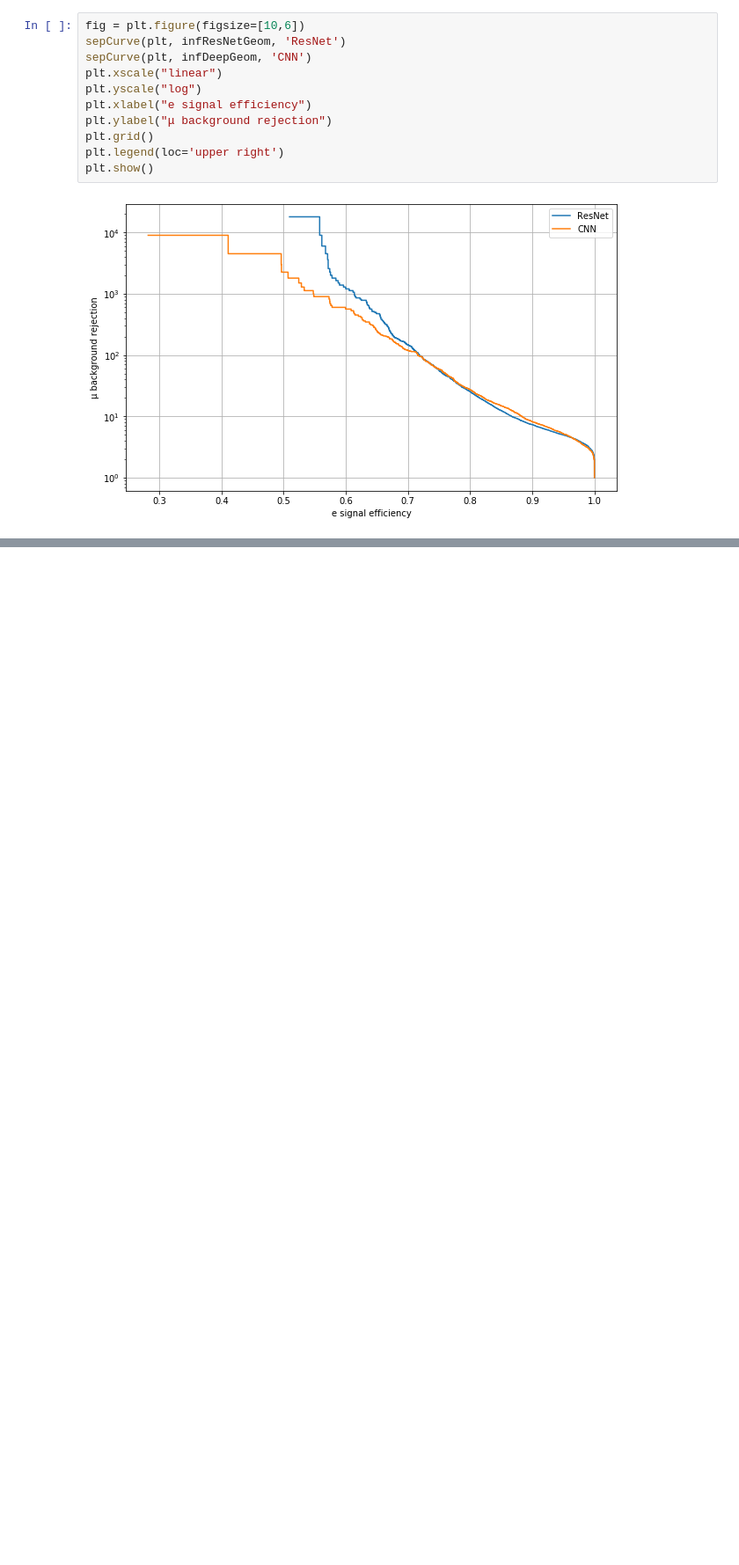
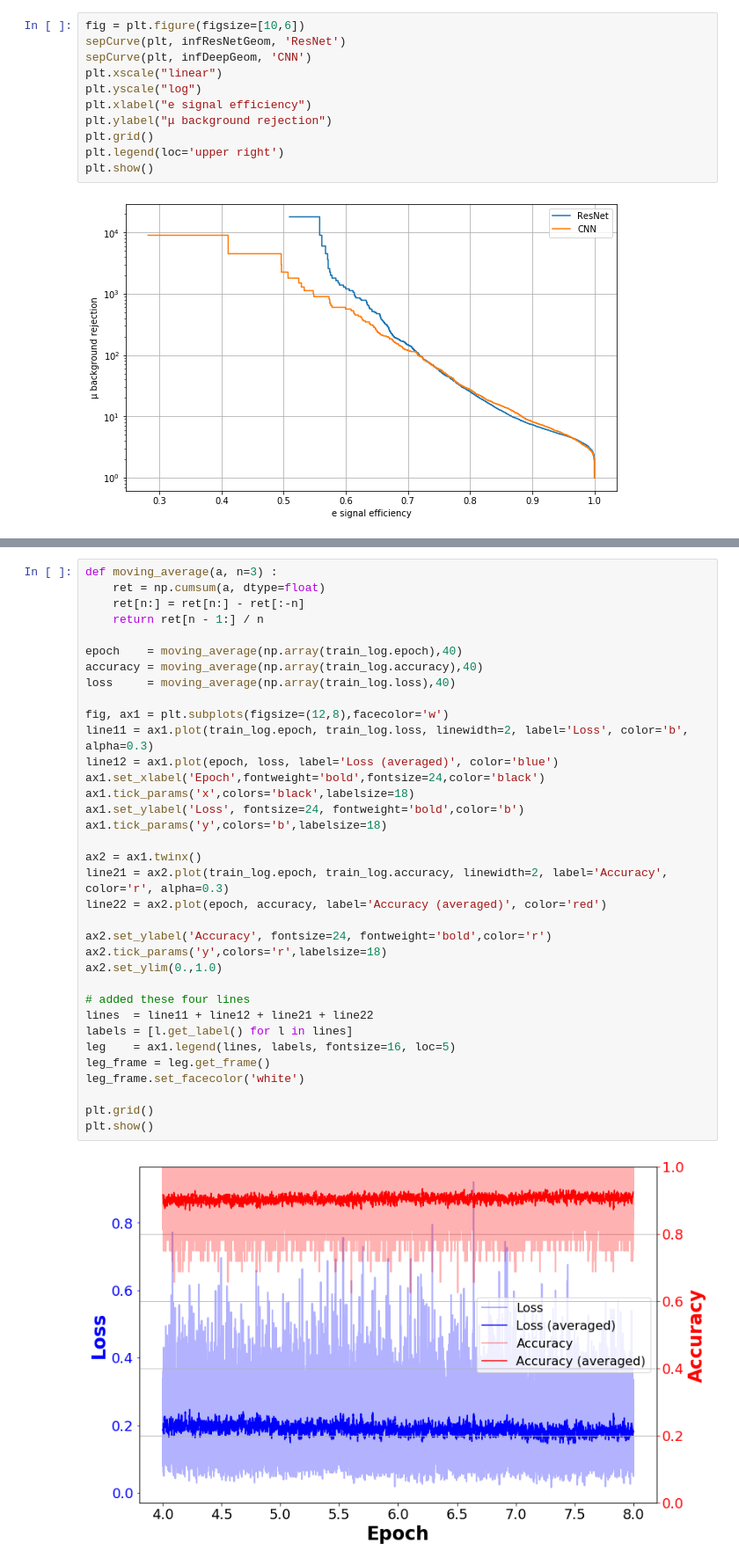
Before and after one commit to lukasberns/DataTools, a Jupyter notebook: root_utils/notebooks/20200708-03-IWCD-SmallerResNetGeom.ipynb, the cells around one changed output, grey strips where cells are left out. Shown at 88% size. Drawn from its saved outputs; the diff is of its cells as text; blank space fills up the shorter version.

```diff
--- a/root_utils/notebooks/20200708-03-IWCD-SmallerResNetGeom.ipynb
+++ b/root_utils/notebooks/20200708-03-IWCD-SmallerResNetGeom.ipynb
@@ -983,0 +1098,37 @@ plt.show()
+# %%
+def moving_average(a, n=3) :
+    ret = np.cumsum(a, dtype=float)
+    ret[n:] = ret[n:] - ret[:-n]
+    return ret[n - 1:] / n
+
+epoch    = moving_average(np.array(train_log.epoch),40)
+accuracy = moving_average(np.array(train_log.accuracy),40)
+loss     = moving_average(np.array(train_log.loss),40)
+
+fig, ax1 = plt.subplots(figsize=(12,8),facecolor='w')
+line11 = ax1.plot(train_log.epoch, train_log.loss, linewidth=2, label='Loss', color='b', alpha=0.3)
+line12 = ax1.plot(epoch, loss, label='Loss (averaged)', color='blue')
+ax1.set_xlabel('Epoch',fontweight='bold',fontsize=24,color='black')
+ax1.tick_params('x',colors='black',labelsize=18)
+ax1.set_ylabel('Loss', fontsize=24, fontweight='bold',color='b')
+ax1.tick_params('y',colors='b',labelsize=18)
+
+ax2 = ax1.twinx()
+line21 = ax2.plot(train_log.epoch, train_log.accuracy, linewidth=2, label='Accuracy', color='r', alpha=0.3)
+line22 = ax2.plot(epoch, accuracy, label='Accuracy (averaged)', color='red')
+
+ax2.set_ylabel('Accuracy', fontsize=24, fontweight='bold',color='r')
+ax2.tick_params('y',colors='r',labelsize=18)
+ax2.set_ylim(0.,1.0)
+
+# added these four lines
+lines  = line11 + line12 + line21 + line22
+labels = [l.get_label() for l in lines]
+leg    = ax1.legend(lines, labels, fontsize=16, loc=5)
+leg_frame = leg.get_frame()
+leg_frame.set_facecolor('white')
+
+plt.grid()
+plt.show()
+# %% [output]
+[figure, added]
```
Also changed, not shown: parts of 21 cells of this notebook, 15 other files.
